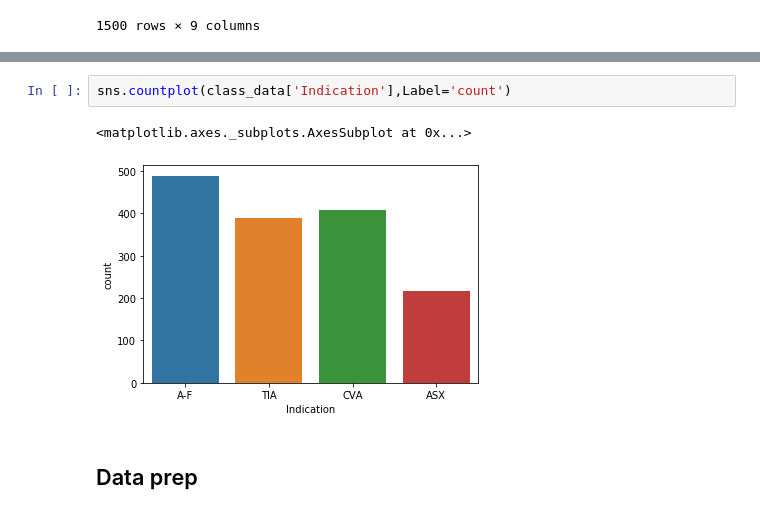
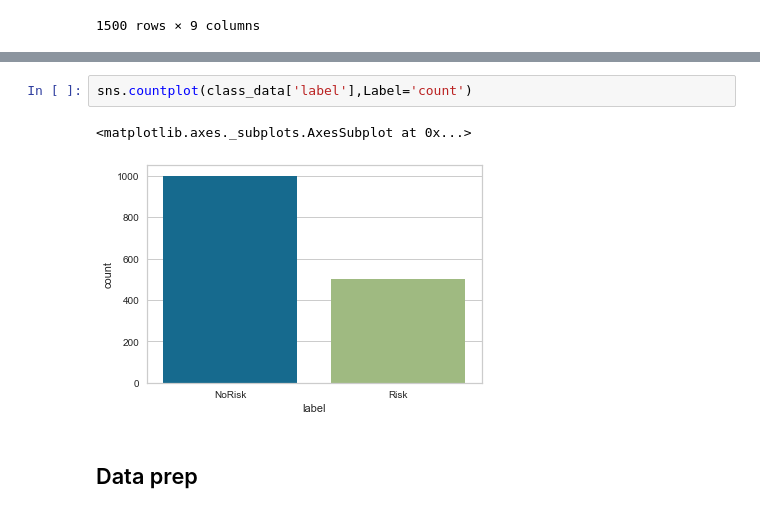
Before and after one commit to AntonyLeons/Data-Mining-ACW, a Jupyter notebook: Legacy_Data.ipynb, the cells around one changed output, grey strips where cells are left out. Saved outputs shown, nothing was run; the diff lists cells and outputs as text.

```diff
--- a/Legacy_Data.ipynb
+++ b/Legacy_Data.ipynb
@@ -282,8 +296,8 @@ sns.boxplot(x='Indication',y='Contra',data=class_data)
 # %%
-sns.countplot(class_data['Indication'],Label='count')
+sns.countplot(class_data['label'],Label='count')
 # %% [output]
 <matplotlib.axes._subplots.AxesSubplot at 0x...>
-[figure, old version]
+[figure, new version]
 # %% [markdown]
 ## Data prep
 # %%
```
Also changed, not shown: parts of 48 cells of this notebook, 3 other files.
